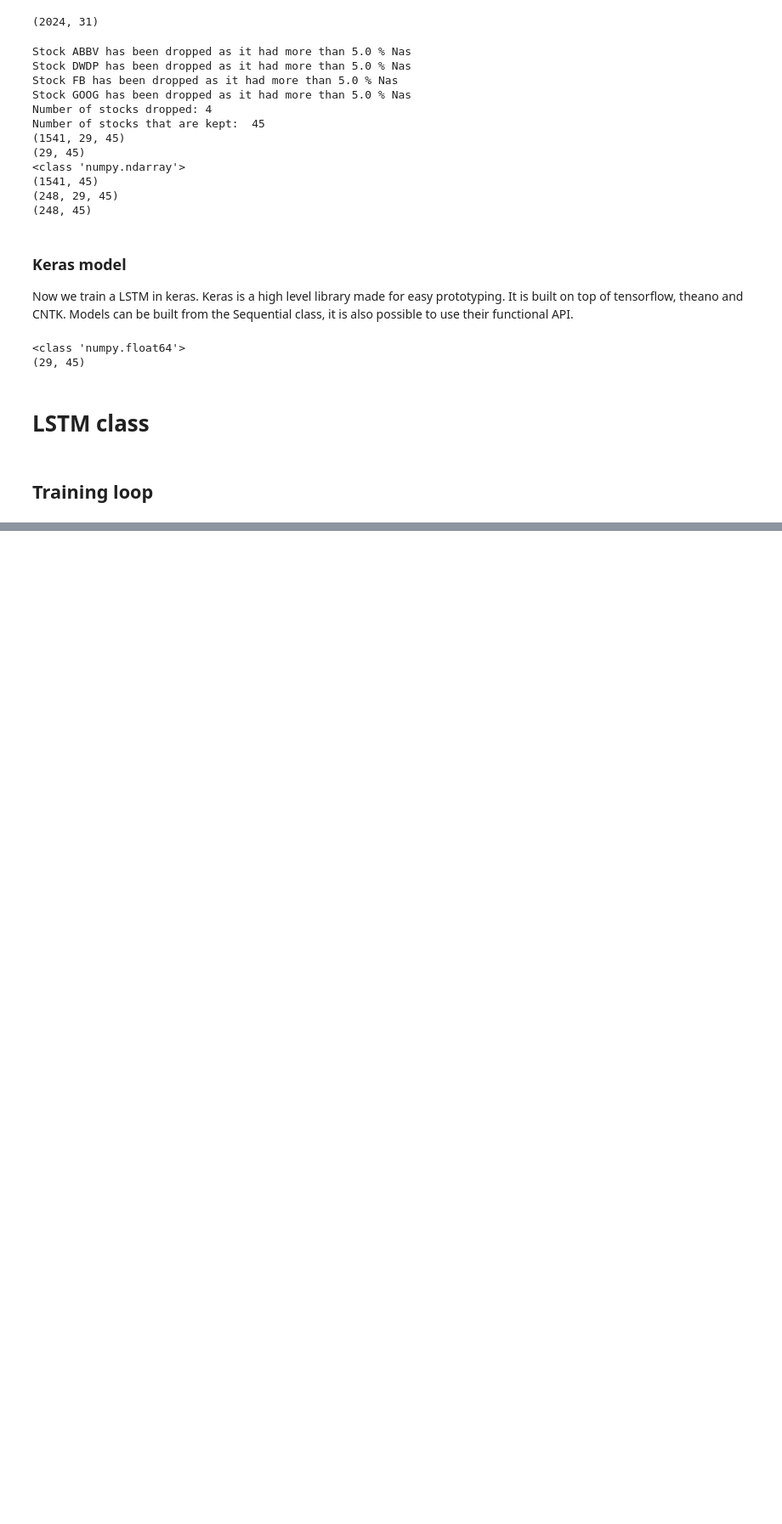
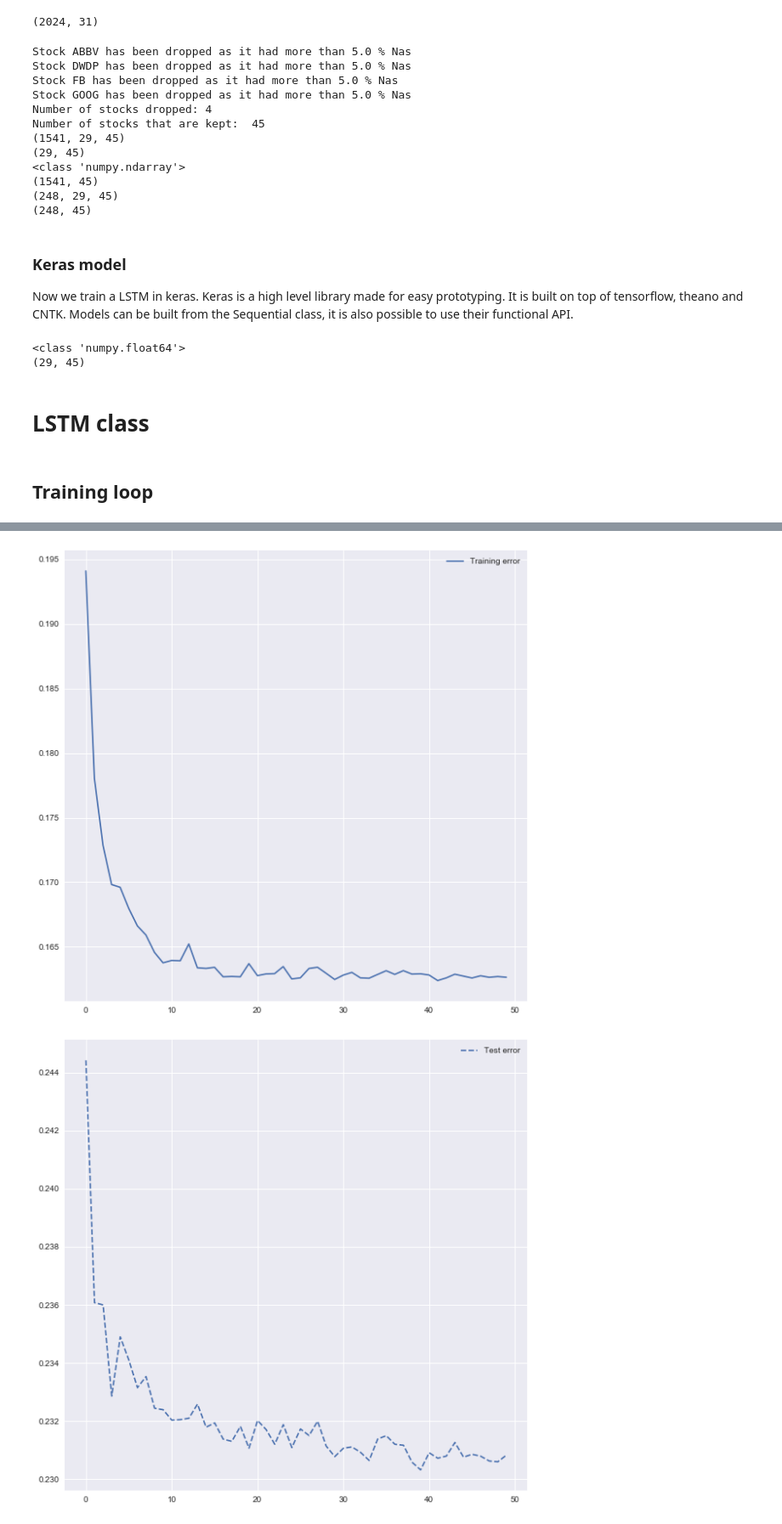
Before and after one commit to gilberto-BE/Demo_DeepLearning, a Jupyter notebook: Deep Learning Webstep Demo.ipynb, the cells around one changed output, grey strips where cells are left out. Shown at 85% size. Drawn from its saved outputs; the diff is of its cells as text; code cells hidden in the pictures; blank space fills up the shorter version.

Commit message:
training pytorch model

```diff
--- a/Deep Learning Webstep Demo.ipynb
+++ b/Deep Learning Webstep Demo.ipynb
@@ -843,7 +843,7 @@ if __name__ == '__main__':
                                 drop_last=True)
 
     #model.train()
-    model.hidden = model.init_hidden()
+
     criterion = nn.MSELoss()
     optimizer = torch.optim.Adam(model.parameters(),
                                  lr=0.001,
@@ -859,6 +859,7 @@ if __name__ == '__main__':
         # iterate throug each minibatch
         train_current_loss = 0
         model.train()
+        model.hidden = model.init_hidden()
         for k, (input_data, target) in enumerate(
             zip(x_train_minibatch, y_train_minibatch)):
             def closure():
@@ -879,16 +880,21 @@ if __name__ == '__main__':
         # development/test loop
         dev_current_loss = 0
         model.eval()
+        model.hidden = model.init_hidden()
         for k, (dev_data, dev_target) in enumerate(zip(x_dev_minibatch, y_dev_minibatch)):
             dev_input = Variable(dev_data.view(dev_data.size()[1], MINIBATCH, -1))
             dev_label = Variable(dev_target)
             dev_out = model(dev_input)
             dev_loss = criterion(dev_out, dev_label)
-            dev_current_loss +=  dev_loss.data[0]/MINIBATCH
+            dev_current_loss +=  dev_loss.data[0]#/MINIBATCH
         dev_total_loss.append(dev_current_loss)
 
     plt.figure(figsize=(10, 10))
     plt.plot(training_loss, '-', label='Training error')
+    plt.legend()
+    plt.show()
+
+    plt.figure(figsize=(10, 10))
     plt.plot(dev_total_loss, '--', label='Test error')
     plt.legend()
     plt.show()
@@ -912,0 +919,2 @@ Epoch: 26 training loss: 0.1626312253647484
+[figure, added]
+[figure, added]
```
Also changed, not shown: parts of 1 cell of this notebook.
